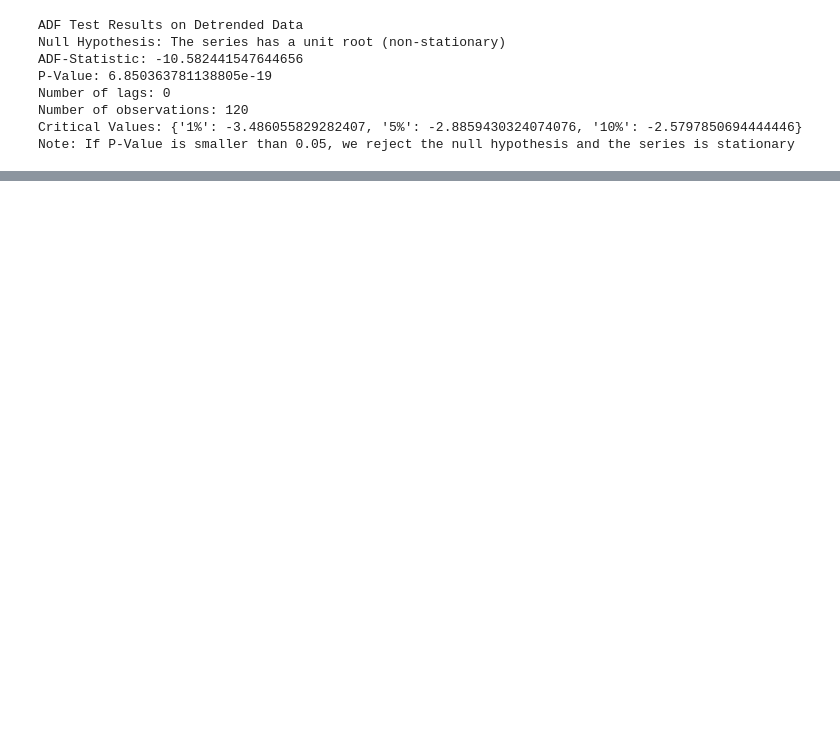
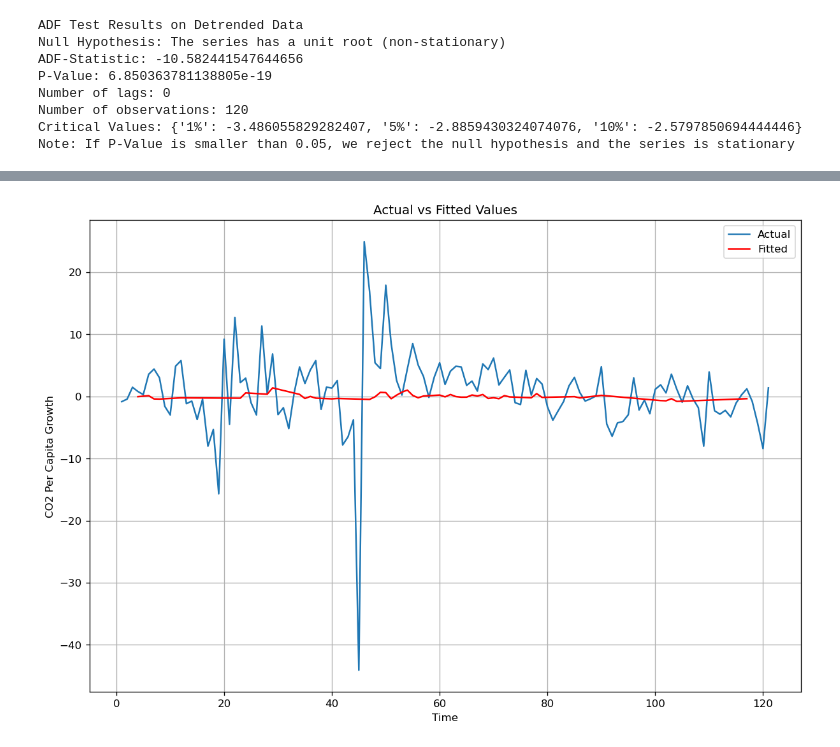
Before and after one commit to L-dos-Santos/final-project, a Jupyter notebook: Final Project.ipynb, the cells around one changed output, grey strips where cells are left out. Drawn from its saved outputs; the diff is of its cells as text; code cells hidden in the pictures; blank space fills up the shorter version.

```diff
--- a/Final Project.ipynb
+++ b/Final Project.ipynb
@@ -462,0 +527,13 @@ mean_by_year_df[['co2_per_capita','forecast']].plot(figsize=(12,8))
+# %%
+# Plot actual vs fitted values
+plt.figure(figsize=(12, 8))
+plt.plot(mean_by_year_df.co2_per_capita_growth, label='Actual')
+plt.plot(model.fittedvalues, color='red', label='Fitted')
+plt.title('Actual vs Fitted Values')
+plt.xlabel('Time')
+plt.ylabel('CO2 Per Capita Growth')
+plt.legend()
+plt.grid(True)
+plt.show()
+# %% [output]
+[figure, added]
```
Also changed, not shown: parts of 17 cells of this notebook.
